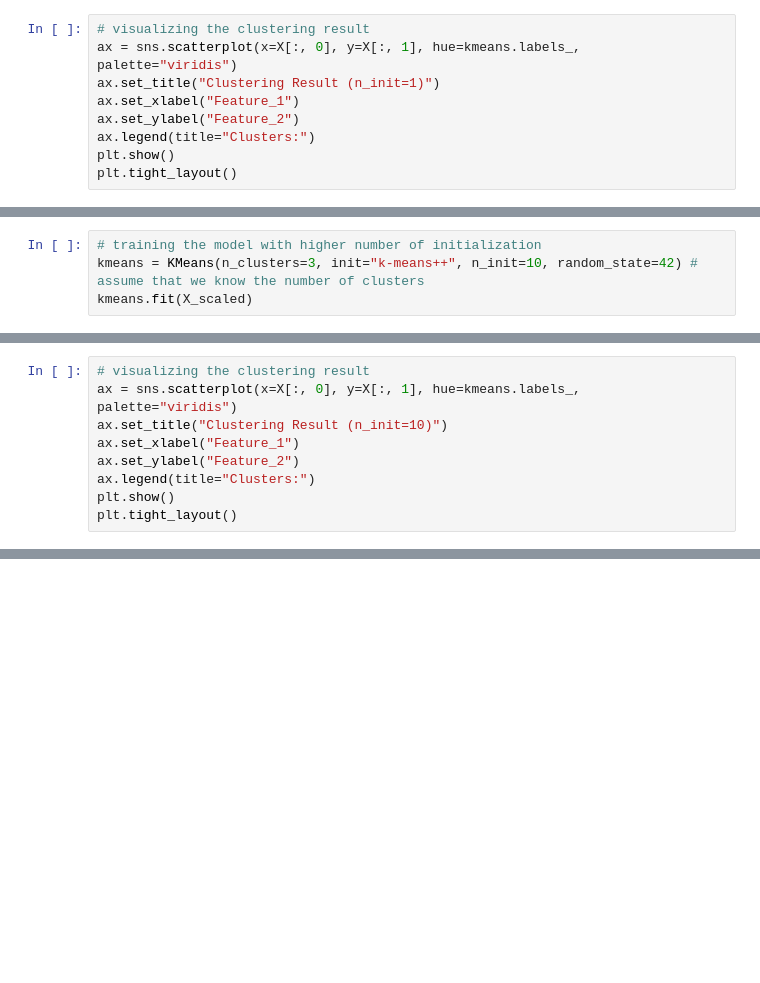
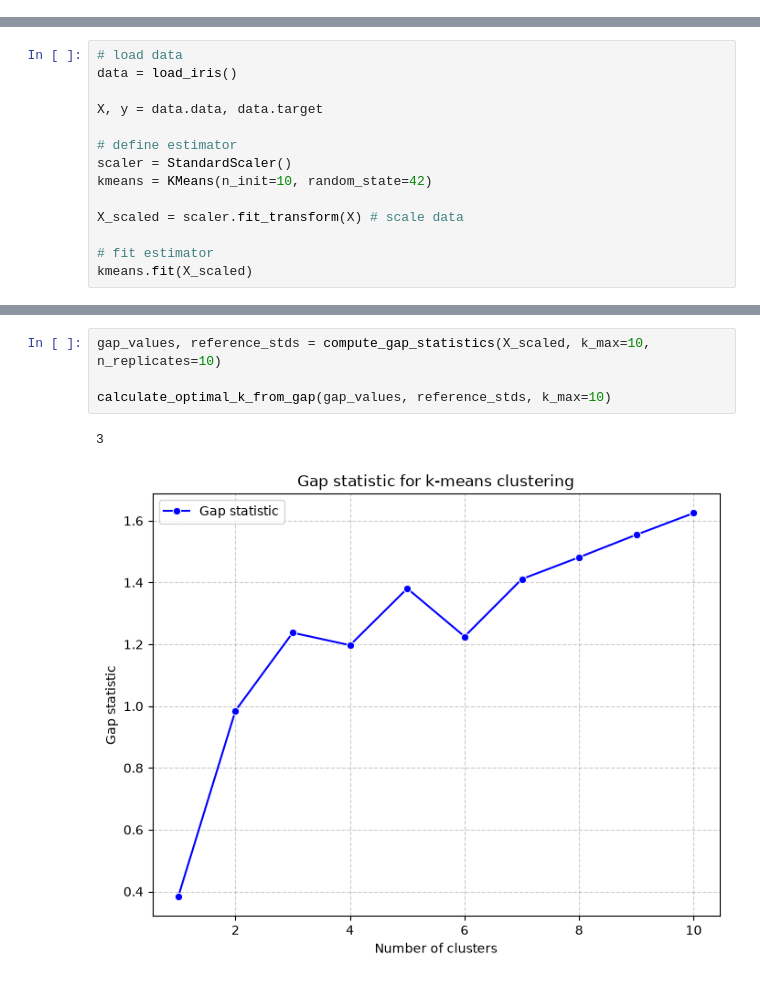
Before and after one commit to Erfan-Taherirani/Personal_ML_Notes, a Jupyter notebook: unsupervised_learning/clustering/partitioning_based_clustering/k-means_clustering.ipynb, the cells around one changed output, grey strips where cells are left out. Drawn from its saved outputs; the diff is of its cells as text; blank space fills up the shorter version.

Commit message:
Add k-means clustering

```diff
--- a/unsupervised_learning/clustering/partitioning_based_clustering/k-means_clustering.ipynb
+++ b/unsupervised_learning/clustering/partitioning_based_clustering/k-means_clustering.ipynb
@@ -244,9 +2,0 @@ KMeans(n_clusters=3, random_state=42)
-# %%
-# visualizing the clustering result
-ax = sns.scatterplot(x=X[:, 0], y=X[:, 1], hue=kmeans.labels_, palette="viridis")
-ax.set_title("Clustering Result (n_init=1)")
-ax.set_xlabel("Feature_1")
-ax.set_ylabel("Feature_2")
-ax.legend(title="Clusters:")
-plt.show()
-plt.tight_layout()
@@ -256,4 +2,0 @@ plt.tight_layout()
-# %%
-# training the model with higher number of initialization
-kmeans = KMeans(n_clusters=3, init="k-means++", n_init=10, random_state=42) # assume that we know the number of clusters
-kmeans.fit(X_scaled)
@@ -262,9 +2,0 @@ KMeans(n_clusters=3, n_init=10, random_state=42)
-# %%
-# visualizing the clustering result
-ax = sns.scatterplot(x=X[:, 0], y=X[:, 1], hue=kmeans.labels_, palette="viridis")
-ax.set_title("Clustering Result (n_init=10)")
-ax.set_xlabel("Feature_1")
-ax.set_ylabel("Feature_2")
-ax.legend(title="Clusters:")
-plt.show()
-plt.tight_layout()
@@ -290,0 +137,14 @@ Using Silhouette Analysis it's obvious that picking $k=3$ is the best choice in
+# %%
+# load data
+data = load_iris()
+
+X, y = data.data, data.target
+
+# define estimator
+scaler = StandardScaler()
+kmeans = KMeans(n_init=10, random_state=42)
+
+X_scaled = scaler.fit_transform(X) # scale data
+
+# fit estimator
+kmeans.fit(X_scaled)
@@ -290,0 +244,7 @@ Using Silhouette Analysis it's obvious that picking $k=3$ is the best choice in
+# %%
+gap_values, reference_stds = compute_gap_statistics(X_scaled, k_max=10, n_replicates=10)
+
+calculate_optimal_k_from_gap(gap_values, reference_stds, k_max=10)
+# %% [output]
+3
+[figure, added]
```
Also changed, not shown: parts of 35 cells of this notebook.
